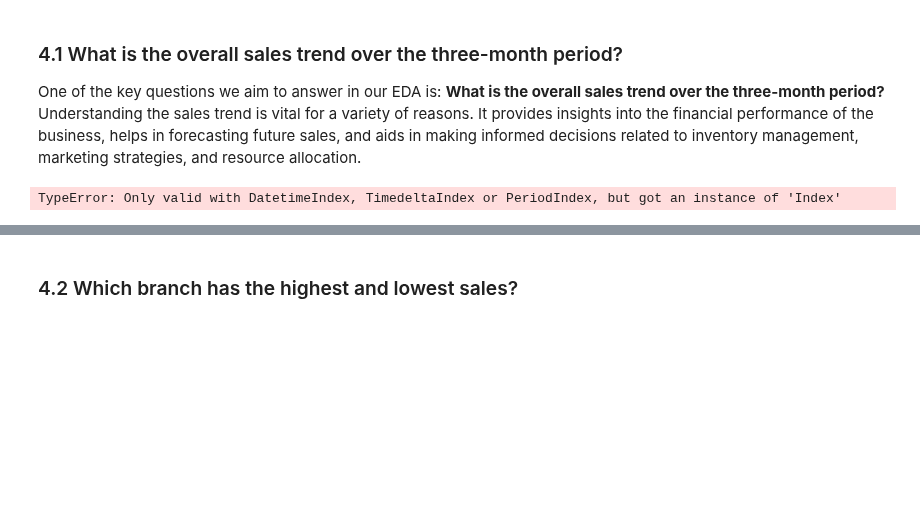
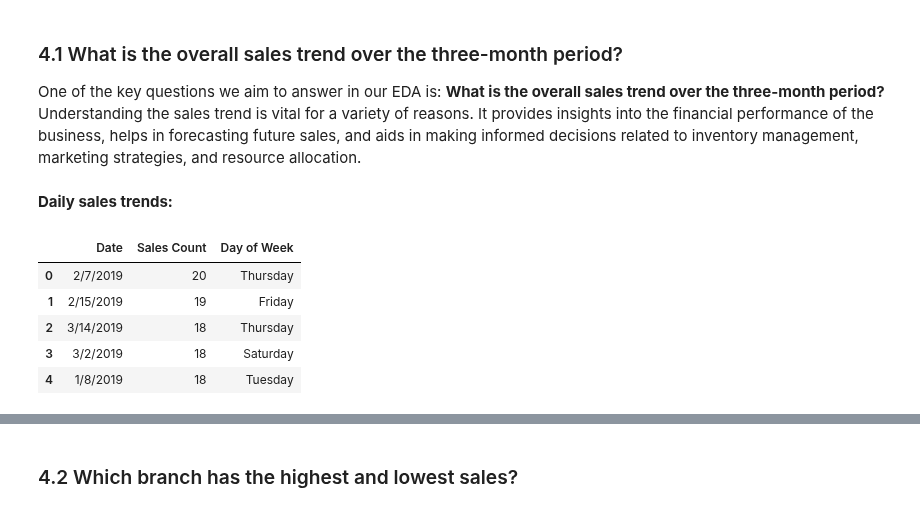
Before and after one commit to AnnahMasunga/team_tulip, a Jupyter notebook: Solution.ipynb, the cells around one changed output, grey strips where cells are left out. Saved outputs shown, nothing was run; the diff lists cells and outputs as text; code cells hidden in the pictures; blank space fills up the shorter version.

```diff
--- a/Solution.ipynb
+++ b/Solution.ipynb
@@ -146,23 +147,27 @@ In this section, we will conduct Exploratory Data Analysis (EDA) on the dataset.
 # %% [markdown]
 ### 4.1 What is the overall sales trend over the three-month period?
 One of the key questions we aim to answer in our EDA is: **What is the overall sales trend over the three-month period?** Understanding the sales trend is vital for a variety of reasons. It provides insights into the financial performance of the business, helps in forecasting future sales, and aids in making informed decisions related to inventory management, marketing strategies, and resource allocation.
+# %% [markdown]
+**Daily sales trends:**
 # %%
 # create a copy of the df dataset
 timeseries_df = df.copy()
 
-# Set the 'Date' column as the index
-timeseries_df.set_index('Date', inplace=True)
+# Create a daily sales dataframe by adding up the number of times each date appears
+daily_sales = timeseries_df['Date'].value_counts().reset_index()
 
-# Resample the data to calculate total sales per day
-daily_sales = timeseries_df.resample('D')['Total'].sum()
+# The columns for daily_sales are 'Date' and 'Sales Count'
+daily_sales.columns = ['Date', 'Sales Count']
 
-# Plot the total sales trend over time
-plt.figure(figsize=(10, 6))
-daily_sales.plot()
-plt.title('Total Sales Trend Over Three Months')
-plt.xlabel('Date')
-plt.ylabel('Total Sales')
-plt.grid(True)
-plt.show()
+# Create a new column for the day of week
+daily_sales['Day of Week'] = pd.to_datetime(daily_sales['Date']).dt.day_name()
+
+# Validate the dataframe
+daily_sales.head()
 # %% [output]
-TypeError: Only valid with DatetimeIndex, TimedeltaIndex or PeriodIndex, but got an instance of 'Index'
+|  | Date | Sales Count | Day of Week |
+| 0 | 2/7/2019 | 20 | Thursday |
+| 1 | 2/15/2019 | 19 | Friday |
+| 2 | 3/14/2019 | 18 | Thursday |
+| 3 | 3/2/2019 | 18 | Saturday |
+| 4 | 1/8/2019 | 18 | Tuesday |
```
Also changed, not shown: parts of 10 cells of this notebook.
